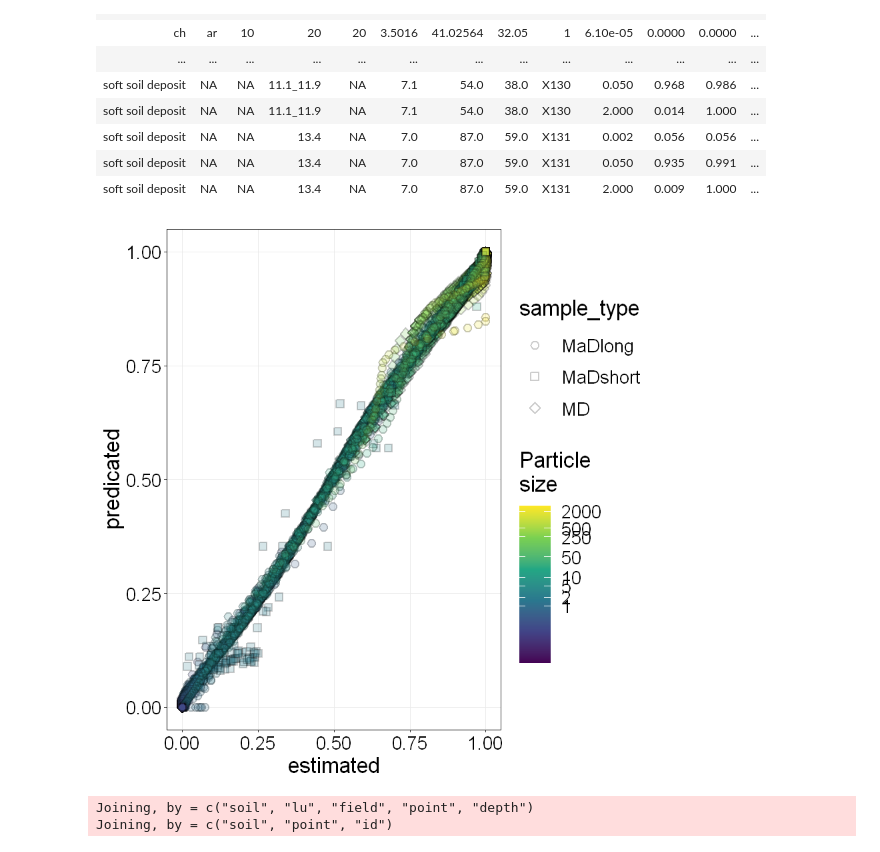
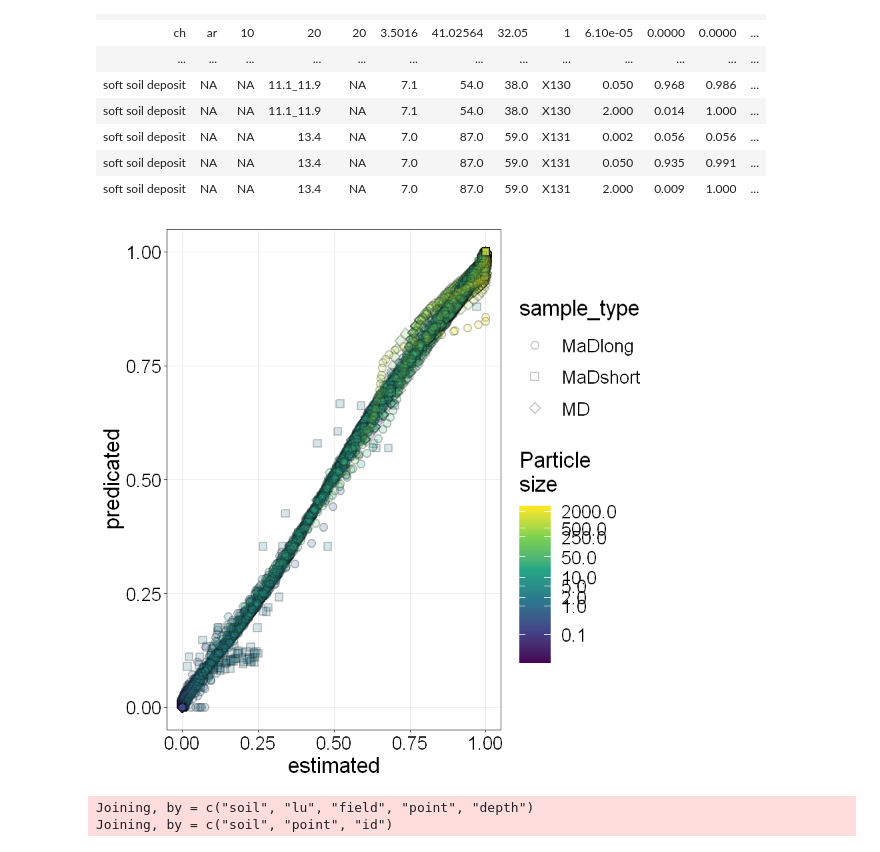
Before and after one commit to pomordf/SoilText1, a Jupyter notebook: SoilText_1.ipynb, the cells around one changed output. Cells and saved outputs as stored; diff of their text form; code cells hidden in the pictures.

```diff
--- a/SoilText_1.ipynb
+++ b/SoilText_1.ipynb
@@ -1073,36 +1091,36 @@ Joining, by = "id"
 # %%
 data_all %>%
 group_by(id) %>%
 mutate(pred = (1 / ((log(exp(1) + (a / D) ^ n) ^ m))) *
        (1 - ((log(1 + df / D)/(log(1 + df / dmin))) ^ 7))) %>%
 ggplot()+
 geom_point(aes(x = val1, y = pred, fill = D * 1000, shape = sample_type),
            alpha = 0.2, size = 3, stroke = 1,
            show.legend = TRUE)+
 scale_shape_manual(values = c(21, 22, 23)) +
 scale_fill_viridis_c(trans = "log10",
-                     breaks = c(1, 2, 5, 10, 50, 250, 500, 2000))+
+                     breaks = c(0.01, 0.1, 1, 2, 5, 10, 50, 250, 500, 2000))+
 labs(title = "",
        subtitle = "",
        x = "estimated",
        y = "predicated",
        fill = "Particle
 size")+
   theme_bw()+
   theme(text = element_text(size = 20),
         legend.position = "right",
         legend.background = element_blank(),
         panel.grid.minor = element_blank(),
         plot.title = element_blank(),
         plot.subtitle = element_blank(),
         legend.key.size =  unit(1, "cm"),
         axis.line = element_line(colour = "black"),
         axis.text = element_text(colour = "black"),
         axis.title = element_text(colour = "black"))
 
-ggsave("plot_fred_est-pred.png", width = 8, height = 9, dpi = 300)
+# ggsave("plot_fred_est-pred.png", width = 8, height = 9, dpi = 300)
 # %% [output]
-[figure, old version]
+[figure, new version]
 # %%
 # CREATE GENERAL FILE WITH INITIAL PARTICLE SIZE FRACTIONS
 data_all_joined <- data_all  %>%
```
Also changed, not shown: parts of 16 cells of this notebook, 12 other files.
